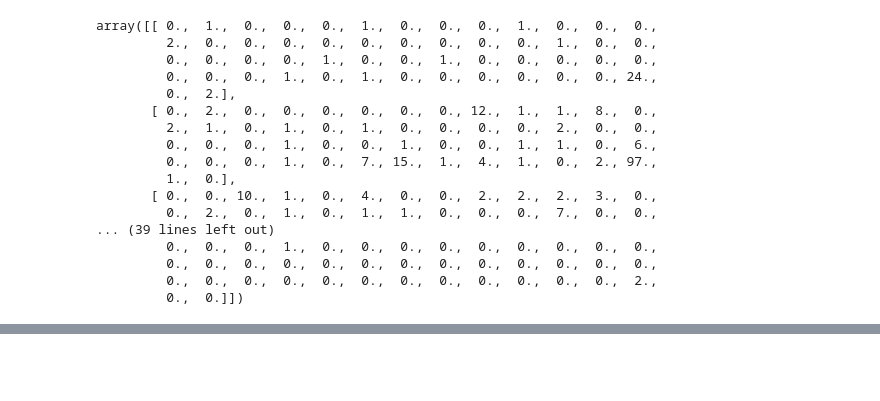
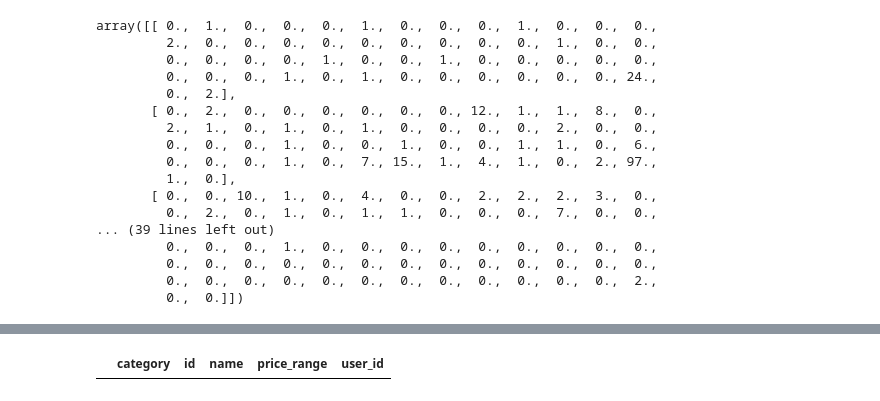
Before and after one commit to ShehryarX/compass, a Jupyter notebook: jupyter/user_match_algo.ipynb, the cells around one changed output, grey strips where cells are left out. Saved outputs shown, nothing was run; the diff lists cells and outputs as text; code cells hidden in the pictures; blank space fills up the shorter version.

```diff
--- a/jupyter/user_match_algo.ipynb
+++ b/jupyter/user_match_algo.ipynb
@@ -131,0 +248,6 @@ array([[ 0.,  1.,  0.,  0.,  0.,  1.,  0.,  0.,  0.,  1.,  0.,  0.,  0.,
+# %%
+all_df = pd.read_csv('./all_friends.csv')
+# %%
+all_df.loc[all_df['category'].str.contains("Grill")].head()
+# %% [output]
+|  | category | id | name | price_range | user_id |
```
Also changed, not shown: parts of 10 cells of this notebook.
